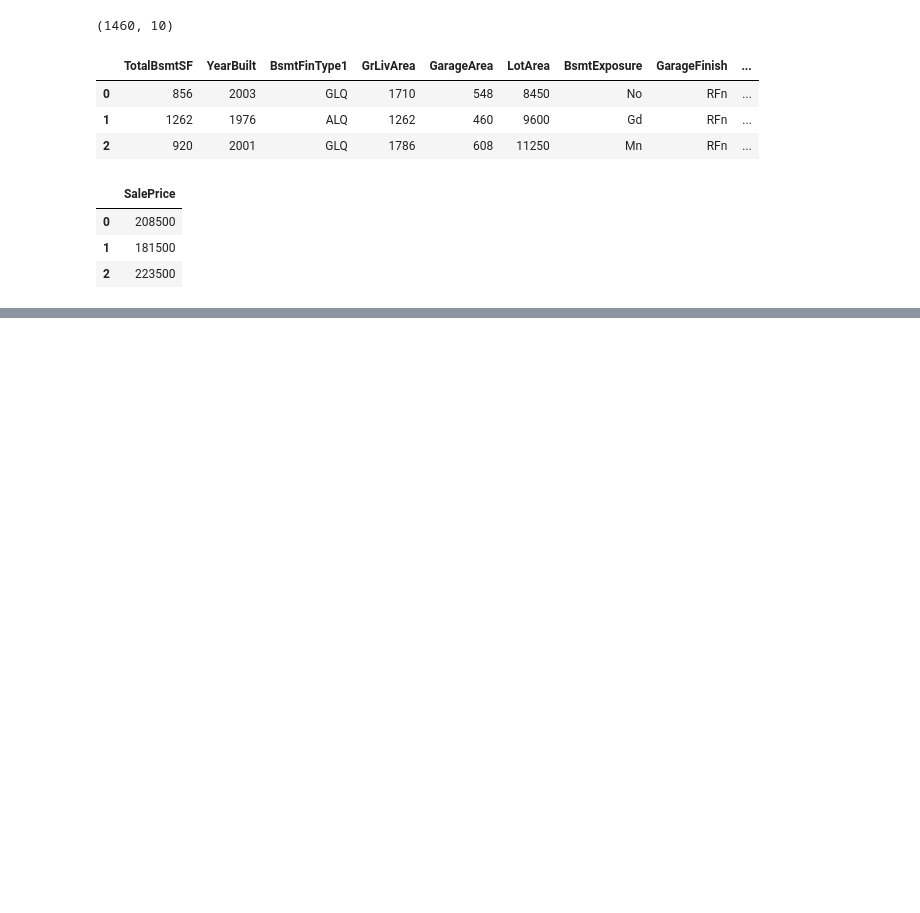
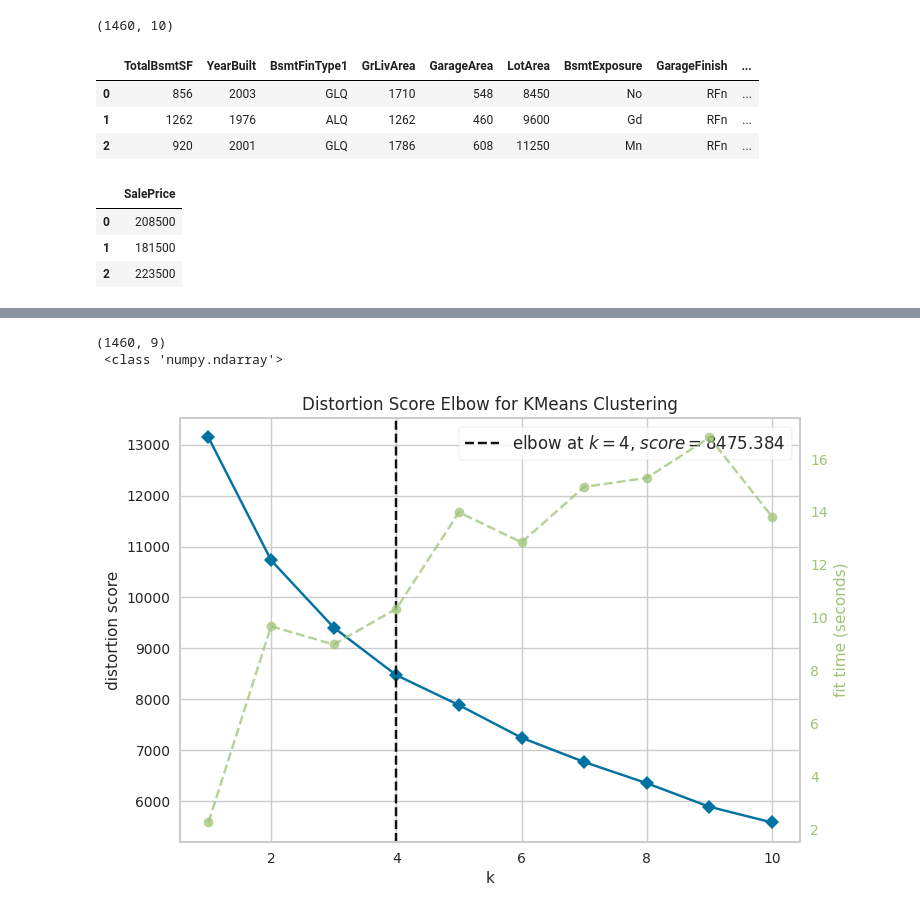
Before and after one commit to simonepietraroia/House-Sales, a Jupyter notebook: jupyter_notebooks/6 - Scatter plot.ipynb, the cells around one changed output, grey strips where cells are left out. Drawn from its saved outputs; the diff is of its cells as text; code cells hidden in the pictures; blank space fills up the shorter version.

Commit message:
did cluster analysis and pipline analysis and saved the relavent graphs

```diff
--- a/jupyter_notebooks/6 - Scatter plot.ipynb
+++ b/jupyter_notebooks/6 - Scatter plot.ipynb
@@ -579,0 +597,3 @@ cluster_distribution_per_variable(df=df_cluster_vs_churn, target='Churn')
+# %%
+df_reduced = df.filter(best_features_pipeline_all_variables)
+df_reduced.head(3)
@@ -579,0 +605,21 @@ cluster_distribution_per_variable(df=df_cluster_vs_churn, target='Churn')
+# %%
+def PipelineCluster():
+    pipeline_base = Pipeline([
+
+       ('median', MeanMedianImputer(imputation_method='median',
+                                     variables=['2ndFlrSF'])),
+
+        ('categorical_imputer', CategoricalImputer(imputation_method='missing',
+                                                  fill_value='Missing',
+                                                  variables=['GarageFinish', 'BsmtFinType1'])),
+
+        ("OrdinalCategoricalEncoder", OrdinalEncoder(encoding_method='arbitrary',
+                                                     variables=['BsmtExposure', 'GarageFinish', 'BsmtFinType1'])),
+        ("scaler", StandardScaler()),
+
+        ("model", KMeans(n_clusters=3, random_state=0)),
+    ])
+    return pipeline_base
+
+
+PipelineCluster()
@@ -579,0 +637,17 @@ cluster_distribution_per_variable(df=df_cluster_vs_churn, target='Churn')
+# %%
+pipeline_cluster = PipelineCluster()
+pipeline_analysis = Pipeline(pipeline_cluster.steps[:-1])
+df_analysis = pipeline_analysis.fit_transform(df_reduced)
+
+print(df_analysis.shape,'\n', type(df_analysis))
+# %% [output]
+(1460, 9)
+ <class 'numpy.ndarray'>
+# %%
+from yellowbrick.cluster import KElbowVisualizer
+visualizer = KElbowVisualizer(KMeans(random_state=0), k=(1,11))
+visualizer.fit(df_analysis)
+visualizer.show()
+plt.show()
+# %% [output]
+[figure, added]
```
Also changed, not shown: parts of 29 cells of this notebook, 5 other files.
